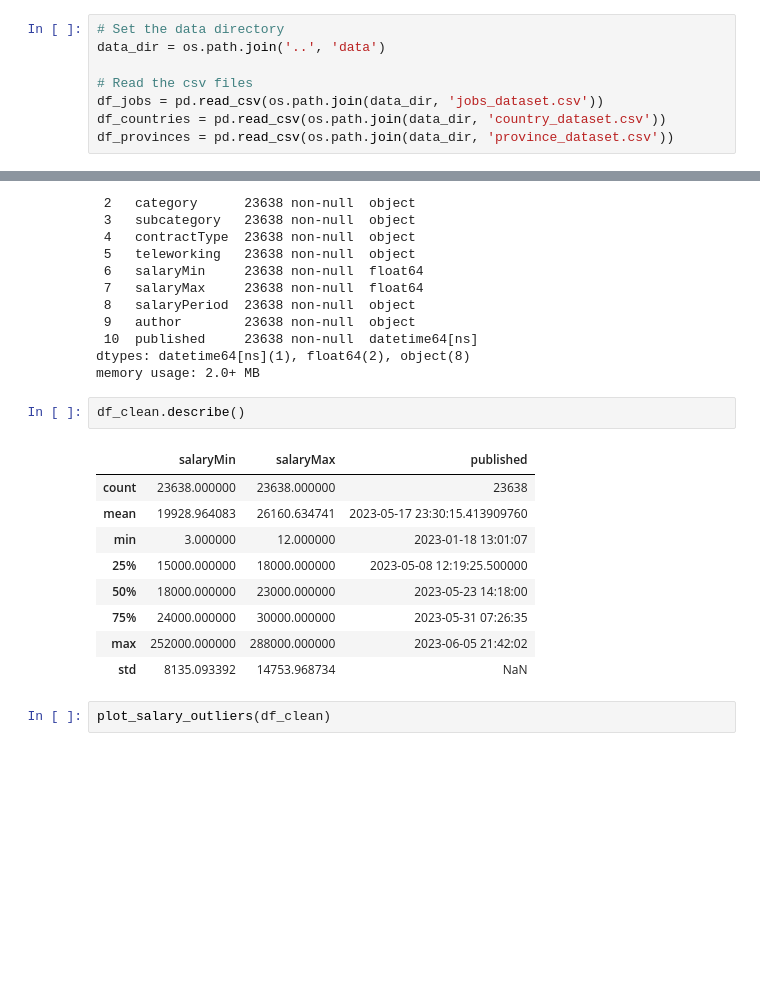
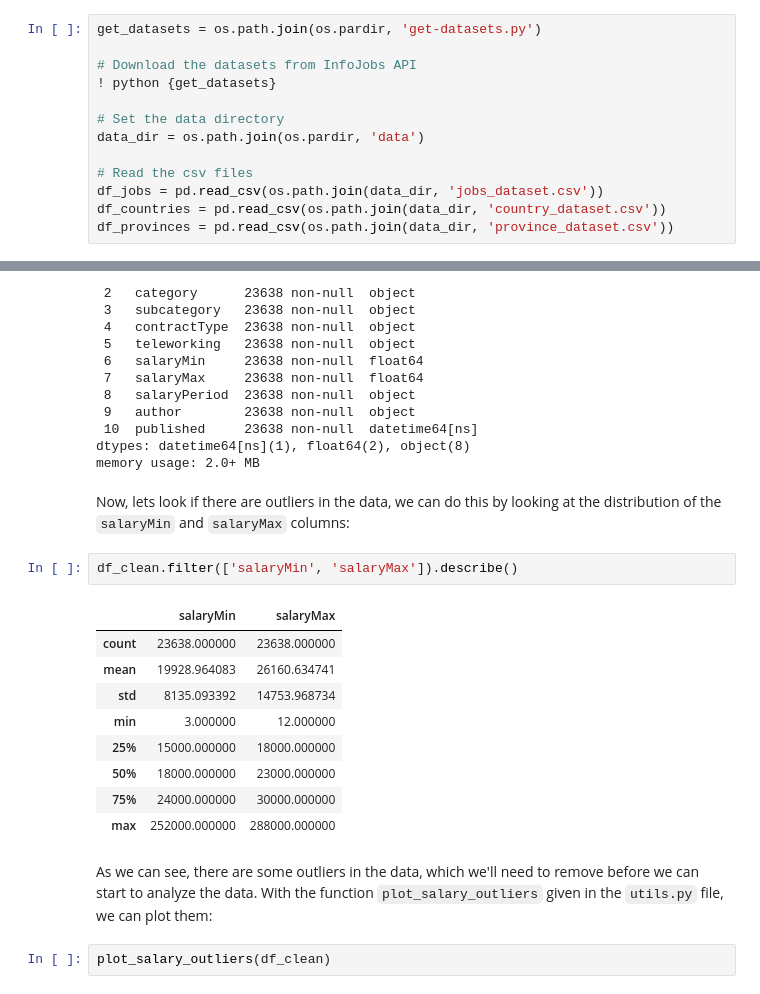
Before and after one commit to ericmg97/infojobs-analysis, a Jupyter notebook: notebooks/analyze-infojobs-offers.ipynb, the cells around one changed output, grey strips where cells are left out. Drawn from its saved outputs; the diff is of its cells as text; blank space fills up the shorter version.

```diff
--- a/notebooks/analyze-infojobs-offers.ipynb
+++ b/notebooks/analyze-infojobs-offers.ipynb
@@ -20,6 +51,11 @@ True
 # %%
+get_datasets = os.path.join(os.pardir, 'get-datasets.py')
+
+# Download the datasets from InfoJobs API
+! python {get_datasets}
+
 # Set the data directory
-data_dir = os.path.join('..', 'data')
+data_dir = os.path.join(os.pardir, 'data')
 
 # Read the csv files
 df_jobs = pd.read_csv(os.path.join(data_dir, 'jobs_dataset.csv'))
@@ -157,18 +242,22 @@ Data columns (total 11 columns):
  10  published     23638 non-null  datetime64[ns]
 dtypes: datetime64[ns](1), float64(2), object(8)
 memory usage: 2.0+ MB
+# %% [markdown]
+Now, lets look if there are outliers in the data, we can do this by looking at the distribution of the `salaryMin` and `salaryMax` columns:
 # %%
-df_clean.describe()
+df_clean.filter(['salaryMin', 'salaryMax']).describe()
 # %% [output]
-|  | salaryMin | salaryMax | published |
-| count | 23638.000000 | 23638.000000 | 23638 |
-| mean | 19928.964083 | 26160.634741 | 2023-05-17 23:30:15.413909760 |
-| min | 3.000000 | 12.000000 | 2023-01-18 13:01:07 |
-| 25% | 15000.000000 | 18000.000000 | 2023-05-08 12:19:25.500000 |
-| 50% | 18000.000000 | 23000.000000 | 2023-05-23 14:18:00 |
-| 75% | 24000.000000 | 30000.000000 | 2023-05-31 07:26:35 |
-| max | 252000.000000 | 288000.000000 | 2023-06-05 21:42:02 |
-| std | 8135.093392 | 14753.968734 | NaN |
+|  | salaryMin | salaryMax |
+| count | 23638.000000 | 23638.000000 |
+| mean | 19928.964083 | 26160.634741 |
+| std | 8135.093392 | 14753.968734 |
+| min | 3.000000 | 12.000000 |
+| 25% | 15000.000000 | 18000.000000 |
+| 50% | 18000.000000 | 23000.000000 |
+| 75% | 24000.000000 | 30000.000000 |
+| max | 252000.000000 | 288000.000000 |
+# %% [markdown]
+As we can see, there are some outliers in the data, which we'll need to remove before we can start to analyze the data. With the function `plot_salary_outliers` given in the `utils.py` file, we can plot them:
 # %%
 plot_salary_outliers(df_clean)
 # %% [output]
```
Also changed, not shown: parts of 38 cells of this notebook, 1 other file.
